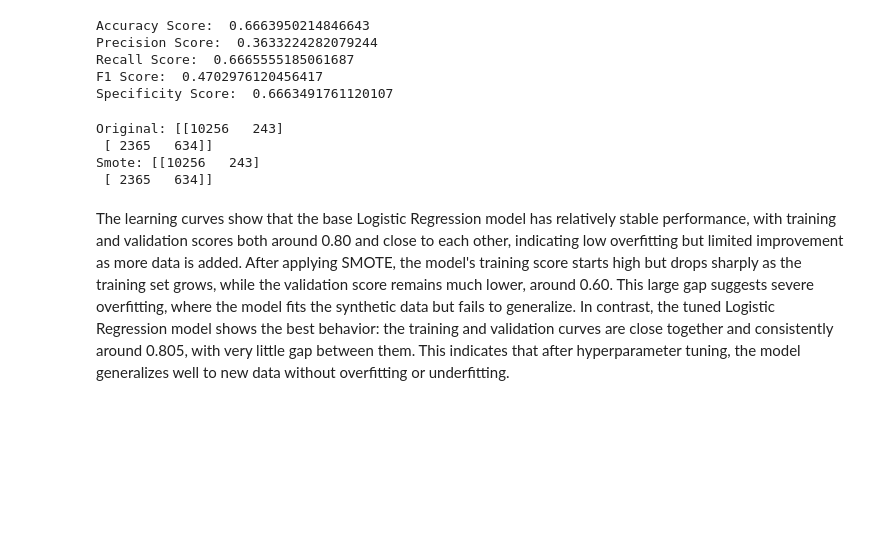
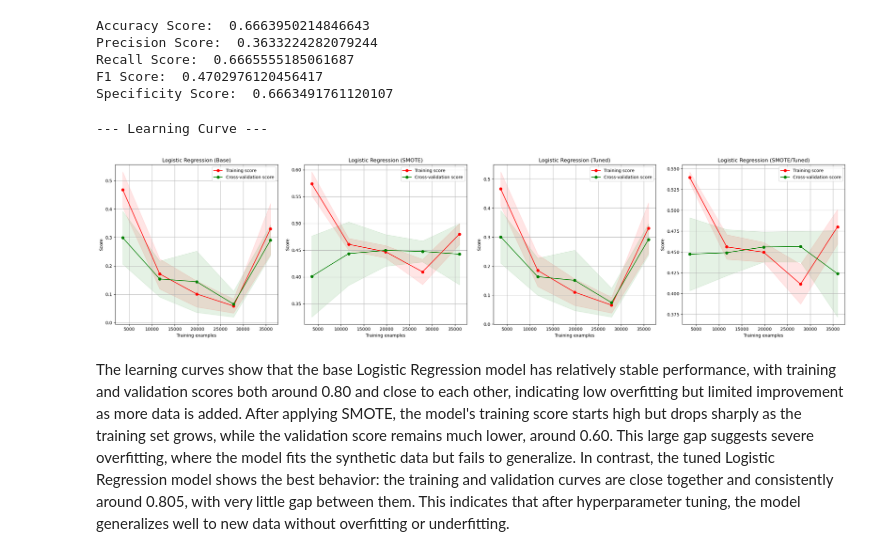
Before and after one commit to jb705249/SJU_DSS_740_Final_Project, a Jupyter notebook: Scr/modeling_logistic_regression.ipynb, the cells around one changed output. Saved outputs shown, nothing was run; the diff lists cells and outputs as text; code cells hidden in the pictures; blank space fills up the shorter version.

```diff
--- a/Scr/modeling_logistic_regression.ipynb
+++ b/Scr/modeling_logistic_regression.ipynb
@@ -385,14 +385,6 @@ Precision Score:  0.3633224282079244
 Recall Score:  0.6665555185061687
 F1 Score:  0.4702976120456417
 Specificity Score:  0.6663491761120107
-# %%
-print("Original:", cm_lr_tuned)
-print("Smote:", cm_lr_tuned_smote)
-# %% [output]
-Original: [[10256   243]
- [ 2365   634]]
-Smote: [[10256   243]
- [ 2365   634]]
 # %%
 # --- Learning Curve ---
 
@@ -408,39 +400,51 @@ def plot_learning_curve(estimator, title, X, y, axes=None, train_sizes=np.linspa
     train_scores_mean = np.mean(train_scores, axis=1)
     train_scores_std = np.std(train_scores, axis=1)
     test_scores_mean = np.mean(test_scores, axis=1)
     test_scores_std = np.std(test_scores, axis=1)
 
     axes.plot(train_sizes, train_scores_mean, 'o-', color="r", label="Training score")
     axes.plot(train_sizes, test_scores_mean, 'o-', color="g", label="Cross-validation score")
     axes.fill_between(train_sizes, train_scores_mean - train_scores_std,
                      train_scores_mean + train_scores_std, alpha=0.1, color="r")
     axes.fill_between(train_sizes, test_scores_mean - test_scores_std,
                      test_scores_mean + test_scores_std, alpha=0.1, color="g")
     axes.set_title(title)
     axes.set_xlabel("Training examples")
     axes.set_ylabel("Score")
     axes.grid()
     axes.legend(loc="best")
     return plt
 
 # Plot learning curves for different models
-fig, axes = plt.subplots(1, 3, figsize=(24, 6))
+fig, axes = plt.subplots(1, 4, figsize=(24, 6))
 # Original
-plot_learning_curve(LogisticRegression(random_state=42),
+plot_learning_curve(pipeline,
                     "Logistic Regression (Base)",
-                    X_train, y_train, axes=axes[0], cv=5)
+                    X, y, axes=axes[0], cv=5, scoring='f1')
 
 # SMOTE
-plot_learning_curve(LogisticRegression(random_state=42),
+plot_learning_curve(pipeline_smote,
                     "Logistic Regression (SMOTE)",
-                    X_smote_train, y_smote_train, axes=axes[1], cv=5)
+                    X, y, axes=axes[1], cv=5, scoring='f1')
+
+pipeline_best_model = Pipeline([('scaler', scaler), ('model',lr_best_model)])
 
 # Tuned model
-plot_learning_curve(lr_best_model,
+plot_learning_curve(pipeline_best_model,
                     "Logistic Regression (Tuned)",
-                    X_train, y_train, axes=axes[2], cv=5)
+                    X, y, axes=axes[2], cv=5, scoring='f1')
+
+pipeline_smote_bm = ImbPipeline([('scaler', scaler), ('smote', smote), ('model',lr_best_model_smote)])
+
+# Smote Tuned model
+plot_learning_curve(pipeline_smote_bm,
+                    "Logistic Regression (SMOTE/Tuned)",
+                    X, y, axes=axes[3], cv=5, scoring='f1')
 
 plt.tight_layout()
 plt.show()
+# %% [output]
+--- Learning Curve ---
+[figure, added]
 # %% [markdown]
 The learning curves show that the base Logistic Regression model has relatively stable performance, with training and validation scores both around 0.80 and close to each other, indicating low overfitting but limited improvement as more data is added. After applying SMOTE, the model's training score starts high but drops sharply as the training set grows, while the validation score remains much lower, around 0.60. This large gap suggests severe overfitting, where the model fits the synthetic data but fails to generalize. In contrast, the tuned Logistic Regression model shows the best behavior: the training and validation curves are close together and consistently around 0.805, with very little gap between them. This indicates that after hyperparameter tuning, the model generalizes well to new data without overfitting or underfitting.
```
Also changed, not shown: parts of 1 cell of this notebook.
